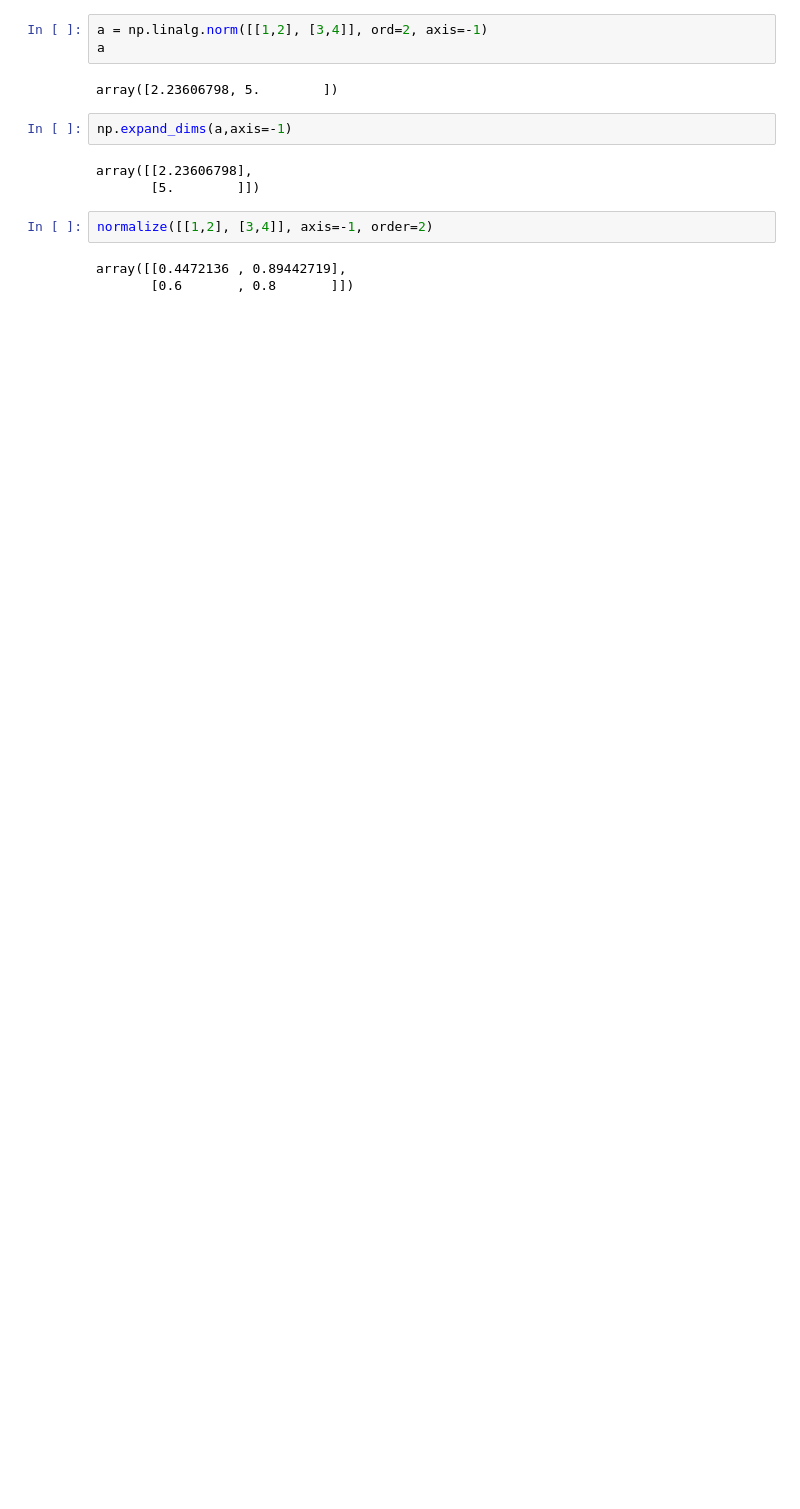
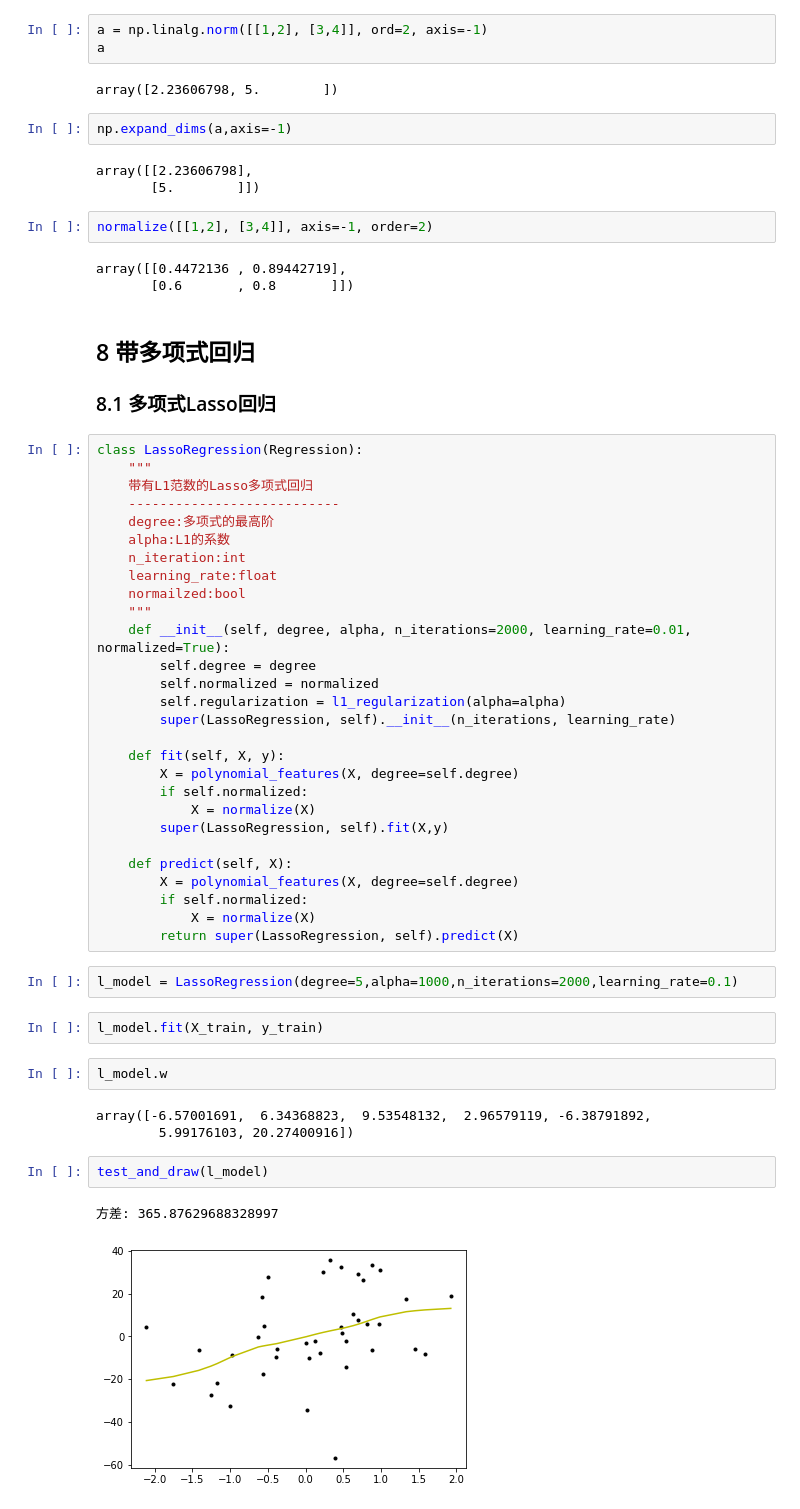
Before and after one commit to zingp/machine-learning, a Jupyter notebook: LinearModel/linear_regression.ipynb, the cells around one changed output. Drawn from its saved outputs; the diff is of its cells as text; blank space fills up the shorter version.

```diff
--- a/LinearModel/linear_regression.ipynb
+++ b/LinearModel/linear_regression.ipynb
@@ -437,4 +437,49 @@ normalize([[1,2], [3,4]], axis=-1, order=2)
 # %% [output]
 array([[0.4472136 , 0.89442719],
        [0.6       , 0.8       ]])
+# %% [markdown]
+## 8 带多项式回归
+### 8.1 多项式Lasso回归
+# %%
+class LassoRegression(Regression):
+    """
+    带有L1范数的Lasso多项式回归
+    ---------------------------
+    degree:多项式的最高阶
+    alpha:L1的系数
+    n_iteration:int
+    learning_rate:float
+    normailzed:bool
+    """
+    def __init__(self, degree, alpha, n_iterations=2000, learning_rate=0.01, normalized=True):
+        self.degree = degree
+        self.normalized = normalized
+        self.regularization = l1_regularization(alpha=alpha)
+        super(LassoRegression, self).__init__(n_iterations, learning_rate)
+
+    def fit(self, X, y):
+        X = polynomial_features(X, degree=self.degree)
+        if self.normalized:
+            X = normalize(X)
+        super(LassoRegression, self).fit(X,y)
+
+    def predict(self, X):
+        X = polynomial_features(X, degree=self.degree)
+        if self.normalized:
+            X = normalize(X)
+        return super(LassoRegression, self).predict(X)
+# %%
+l_model = LassoRegression(degree=5,alpha=1000,n_iterations=2000,learning_rate=0.1)
+# %%
+l_model.fit(X_train, y_train)
+# %%
+l_model.w
+# %% [output]
+array([-6.57001691,  6.34368823,  9.53548132,  2.96579119, -6.38791892,
+        5.99176103, 20.27400916])
+# %%
+test_and_draw(l_model)
+# %% [output]
+方差: 365.87629688328997
+[figure, added]
 # %% [markdown]
```
Also changed, not shown: parts of 51 cells of this notebook.
